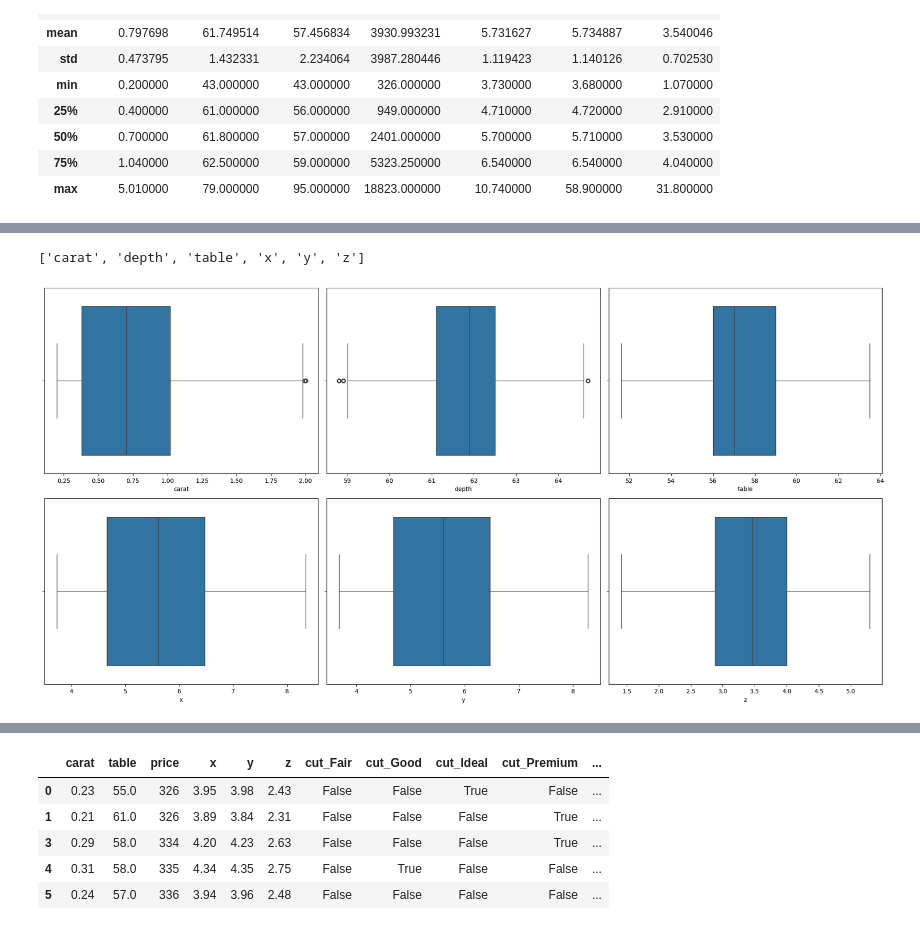
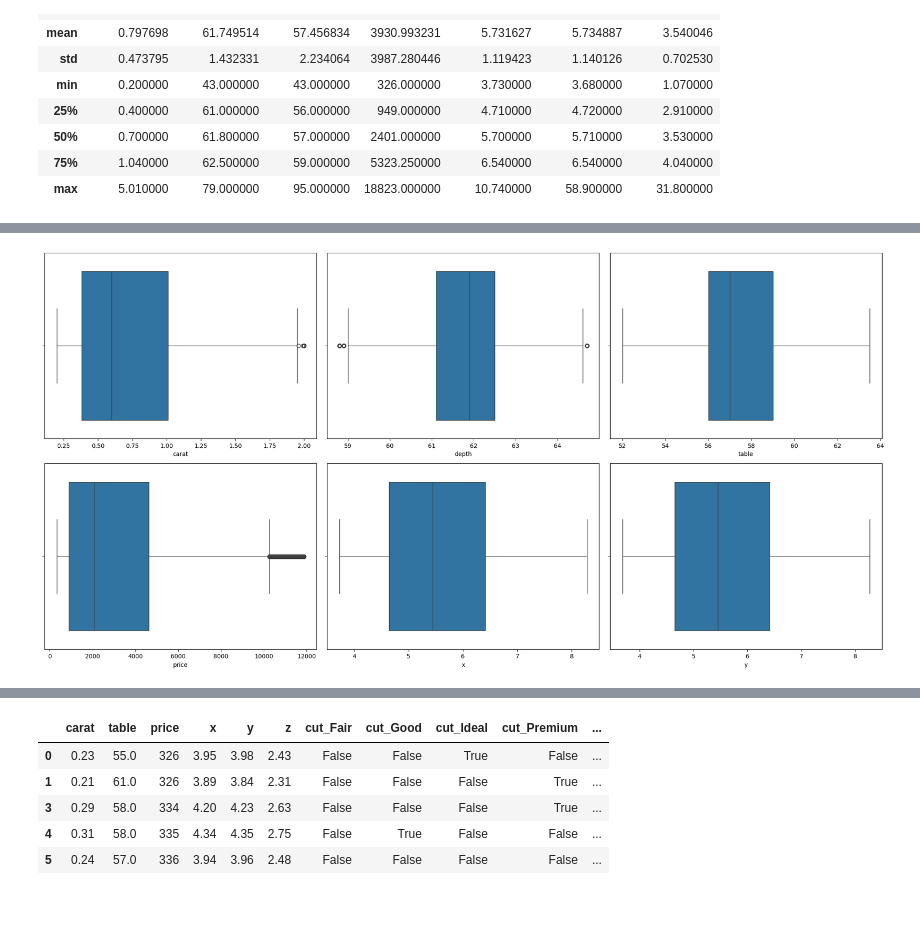
Before and after one commit to 337ubaid/dicoding-ml-terapan, a Jupyter notebook: predictive-analytics/diamond-predict.ipynb, the cells around one changed output, grey strips where cells are left out. Drawn from its saved outputs; the diff is of its cells as text; code cells hidden in the pictures.

Commit message:
update diamond-predict

```diff
--- a/predictive-analytics/diamond-predict.ipynb
+++ b/predictive-analytics/diamond-predict.ipynb
@@ -188,23 +188,15 @@ plt.show()
 # %%
 fig, axes = plt.subplots(2, 3, figsize=(20, 10))
-
-# daftar fitur kecuali price
-features = df_diamonds.columns.to_list()
-categorical_features = ['cut','color','clarity','price']
-target_feature = 'price'
-numerical_features = [feature for feature in features if feature not in (categorical_features or target_feature)]
-print(numerical_features)
 
 # boxplot
 for i, ax in enumerate(axes.flatten()):
     sns.boxplot(x=numerical_features[i], data=df_diamonds, ax=ax)
 
 # atur layout agar tidak tumpang tindih
 plt.tight_layout()
 plt.show()
 # %% [output]
-['carat', 'depth', 'table', 'x', 'y', 'z']
-[figure, old version]
+[figure, new version]
 # %%
 # Cek rata-rata harga terhadap masing-masing fitur untuk mengetahui pengaruh fitur kategori terhadap harga.
 
```
Also changed, not shown: parts of 32 cells of this notebook.
